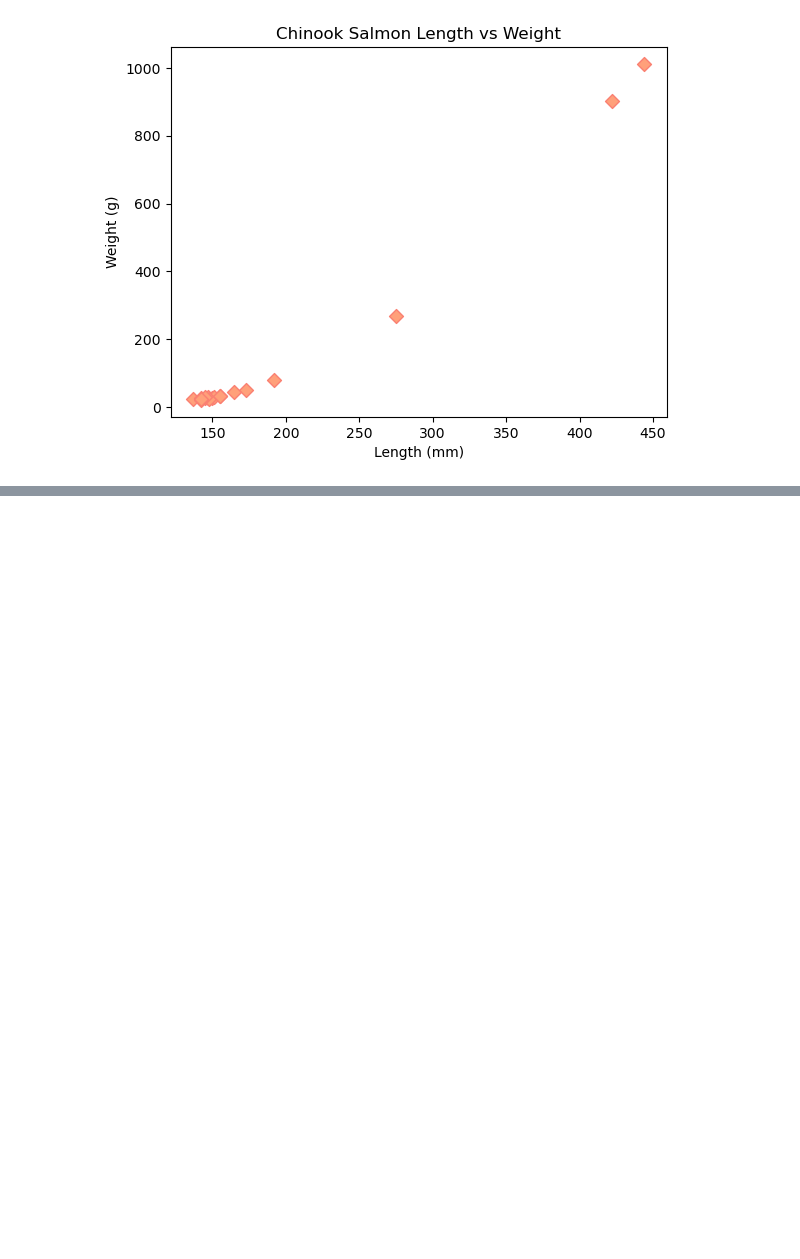
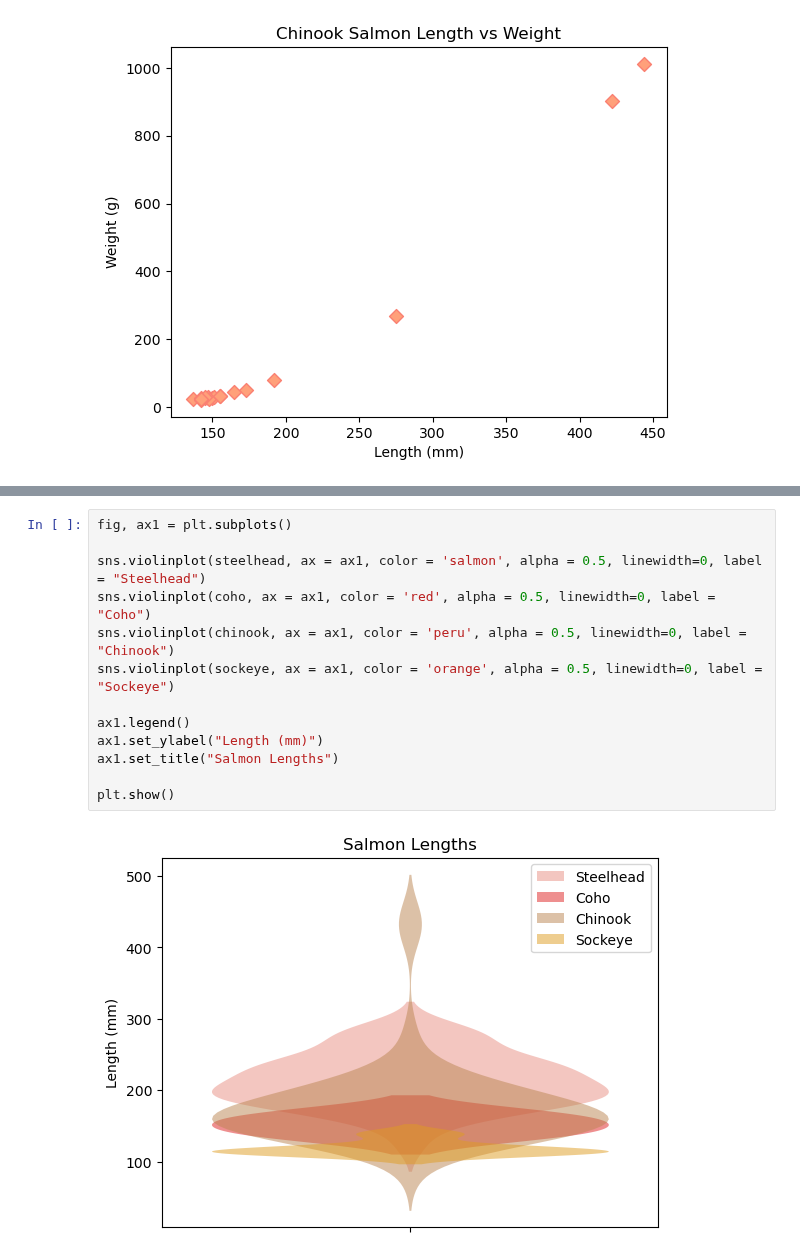
Before and after one commit to RockefellerUniversity/Intro_To_Python, a Jupyter notebook: IntroToPython/inst/extdata/data/final_exercise.ipynb, the cells around one changed output, grey strips where cells are left out. Saved outputs shown, nothing was run; the diff lists cells and outputs as text; blank space fills up the shorter version.

```diff
--- a/IntroToPython/inst/extdata/data/final_exercise.ipynb
+++ b/IntroToPython/inst/extdata/data/final_exercise.ipynb
@@ -140,0 +182,15 @@ plt.show()
+# %%
+fig, ax1 = plt.subplots()
+
+sns.violinplot(steelhead, ax = ax1, color = 'salmon', alpha = 0.5, linewidth=0, label = "Steelhead")
+sns.violinplot(coho, ax = ax1, color = 'red', alpha = 0.5, linewidth=0, label = "Coho")
+sns.violinplot(chinook, ax = ax1, color = 'peru', alpha = 0.5, linewidth=0, label = "Chinook")
+sns.violinplot(sockeye, ax = ax1, color = 'orange', alpha = 0.5, linewidth=0, label = "Sockeye")
+
+ax1.legend()
+ax1.set_ylabel("Length (mm)")
+ax1.set_title("Salmon Lengths")
+
+plt.show()
+# %% [output]
+[figure, added]
```
Also changed, not shown: parts of 21 cells of this notebook, 5 other files.
